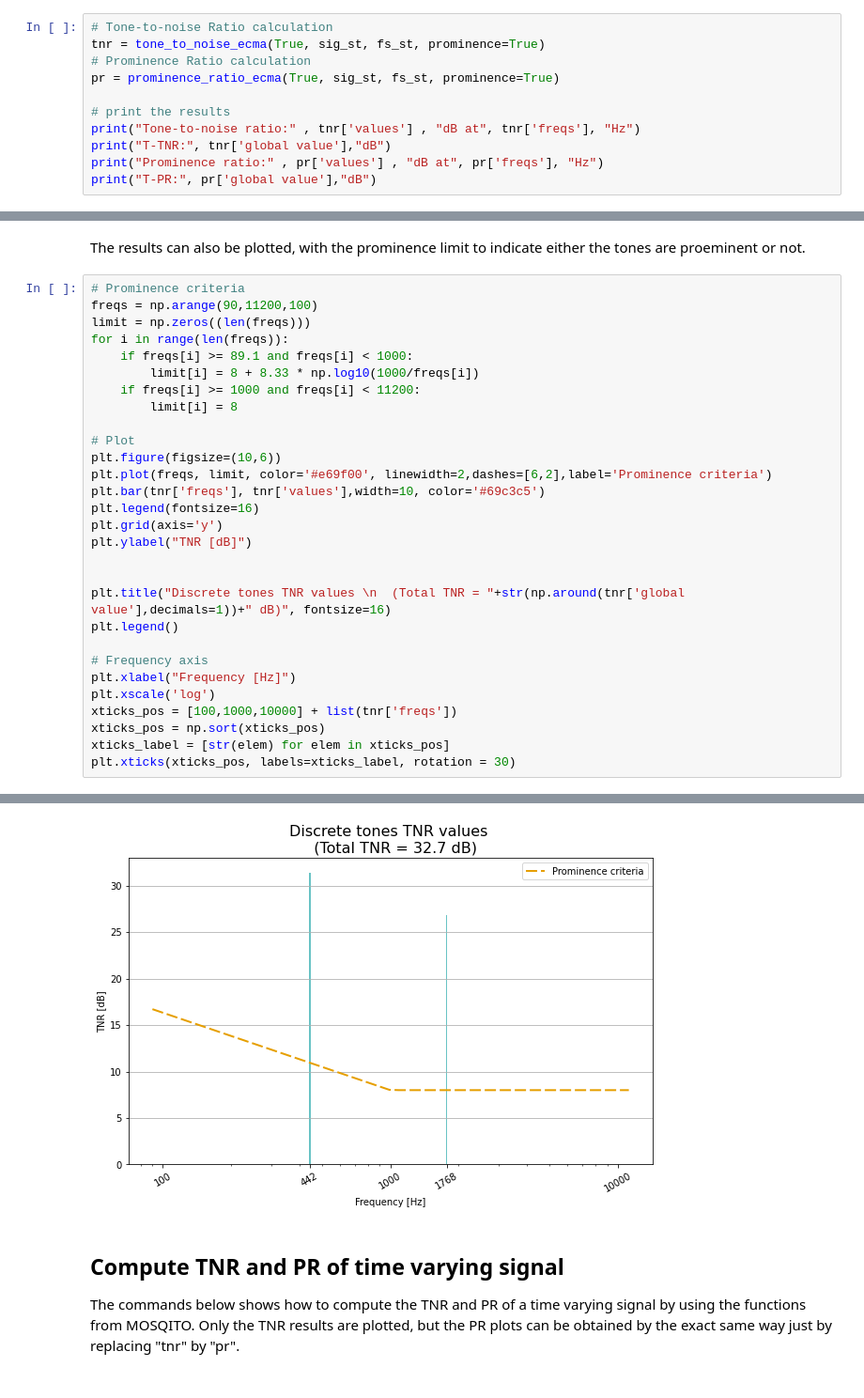
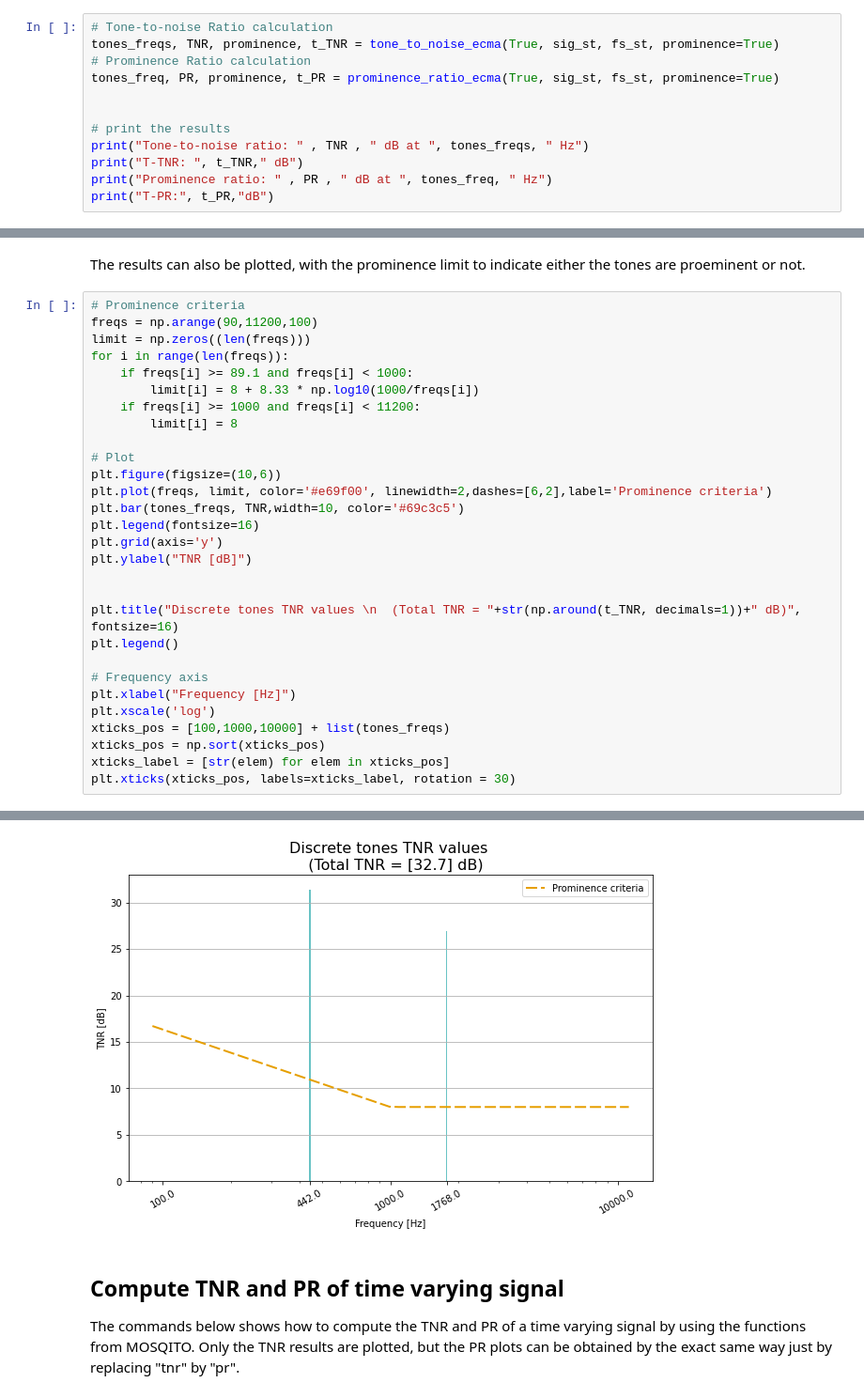
Before and after one commit to Eomys/MoSQITo, a Jupyter notebook: tutorials/tuto_TNR_PR.ipynb, the cells around one changed output, grey strips where cells are left out. Shown at 94% size. Saved outputs shown, nothing was run; the diff lists cells and outputs as text.

```diff
--- a/tutorials/tuto_TNR_PR.ipynb
+++ b/tutorials/tuto_TNR_PR.ipynb
@@ -91,13 +91,14 @@ To study this tonal component, the functions "tone_to_noise_ecma" and "prominenc
 The commands below shows how to compute the TNR and PR of a steady signal by using the functions from MOSQITO. The scripts computes the ratios in dB and returns both the total and individual values (with specification of the tonal frequency). There is no need to enter the frequency of the potential tonal components, the algorithm automatically detects them according to Sottek method.
 # %%
 # Tone-to-noise Ratio calculation
-tnr = tone_to_noise_ecma(True, sig_st, fs_st, prominence=True)
+tones_freqs, TNR, prominence, t_TNR = tone_to_noise_ecma(True, sig_st, fs_st, prominence=True)
 # Prominence Ratio calculation
-pr = prominence_ratio_ecma(True, sig_st, fs_st, prominence=True)
+tones_freq, PR, prominence, t_PR = prominence_ratio_ecma(True, sig_st, fs_st, prominence=True)
+
 
 # print the results
-print("Tone-to-noise ratio:" , tnr['values'] , "dB at", tnr['freqs'], "Hz")
-print("T-TNR:", tnr['global value'],"dB")
-print("Prominence ratio:" , pr['values'] , "dB at", pr['freqs'], "Hz")
-print("T-PR:", pr['global value'],"dB")
+print("Tone-to-noise ratio: " , TNR , " dB at ", tones_freqs, " Hz")
+print("T-TNR: ", t_TNR," dB")
+print("Prominence ratio: " , PR , " dB at ", tones_freq, " Hz")
+print("T-PR:", t_PR,"dB")
 # %% [output]
@@ -120,19 +121,19 @@ for i in range(len(freqs)):
 # Plot
 plt.figure(figsize=(10,6))
 plt.plot(freqs, limit, color='#e69f00', linewidth=2,dashes=[6,2],label='Prominence criteria')
-plt.bar(tnr['freqs'], tnr['values'],width=10, color='#69c3c5')
+plt.bar(tones_freqs, TNR,width=10, color='#69c3c5')
 plt.legend(fontsize=16)
 plt.grid(axis='y')
 plt.ylabel("TNR [dB]")
 
 
-plt.title("Discrete tones TNR values \n  (Total TNR = "+str(np.around(tnr['global value'],decimals=1))+" dB)", fontsize=16)
+plt.title("Discrete tones TNR values \n  (Total TNR = "+str(np.around(t_TNR, decimals=1))+" dB)", fontsize=16)
 plt.legend()
 
 # Frequency axis
 plt.xlabel("Frequency [Hz]")
 plt.xscale('log')
-xticks_pos = [100,1000,10000] + list(tnr['freqs'])
+xticks_pos = [100,1000,10000] + list(tones_freqs)
 xticks_pos = np.sort(xticks_pos)
 xticks_label = [str(elem) for elem in xticks_pos]
 plt.xticks(xticks_pos, labels=xticks_label, rotation = 30)
@@ -150,4 +151,4 @@ plt.xticks(xticks_pos, labels=xticks_label, rotation = 30)
-[figure, old version]
+[figure, new version]
 # %% [markdown]
 ## Compute TNR and PR of time varying signal
 The commands below shows how to compute the TNR and PR of a time varying signal by using the functions from MOSQITO. Only the TNR results are plotted, but the PR plots can be obtained by the exact same way just by replacing "tnr" by "pr".
```
Also changed, not shown: parts of 6 cells of this notebook.
